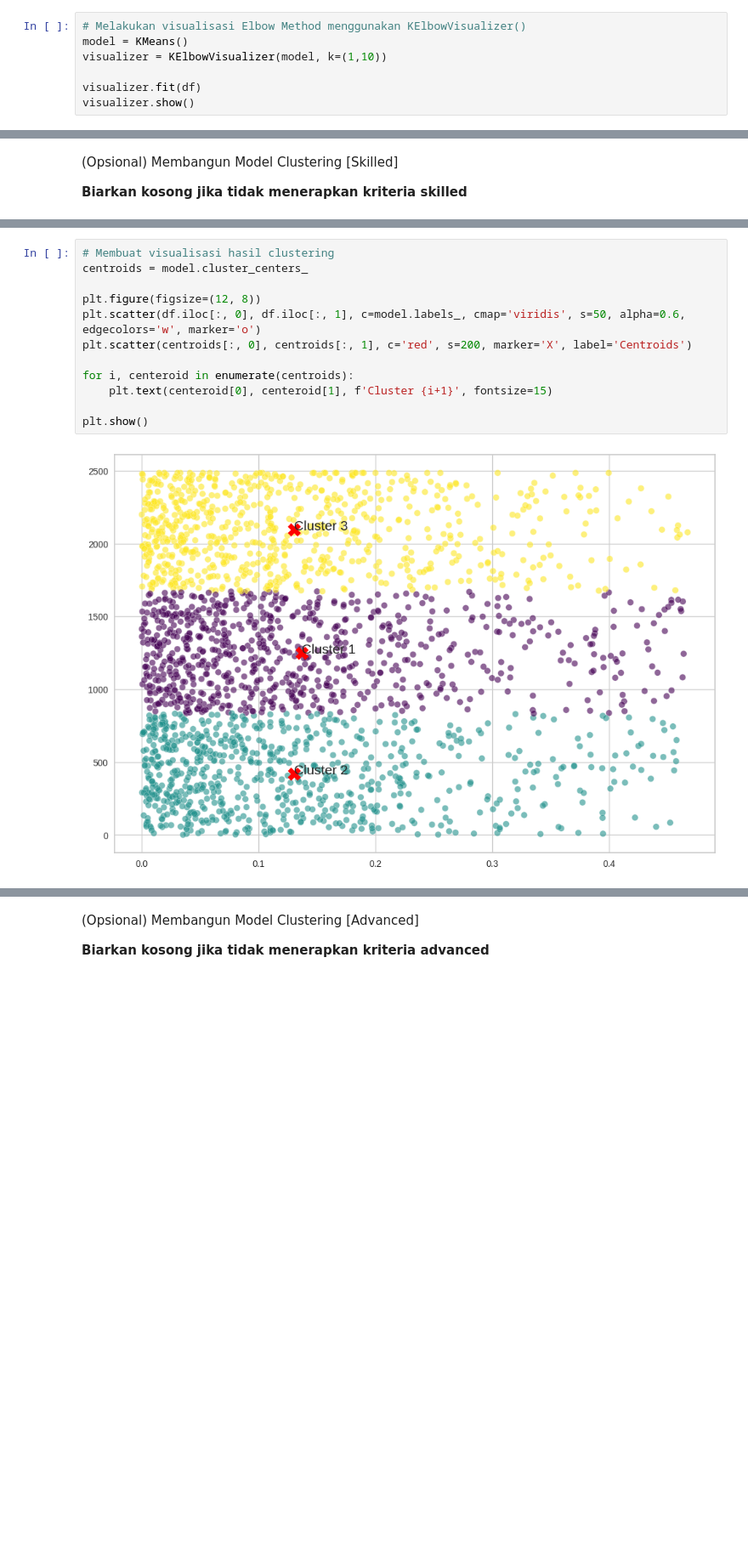
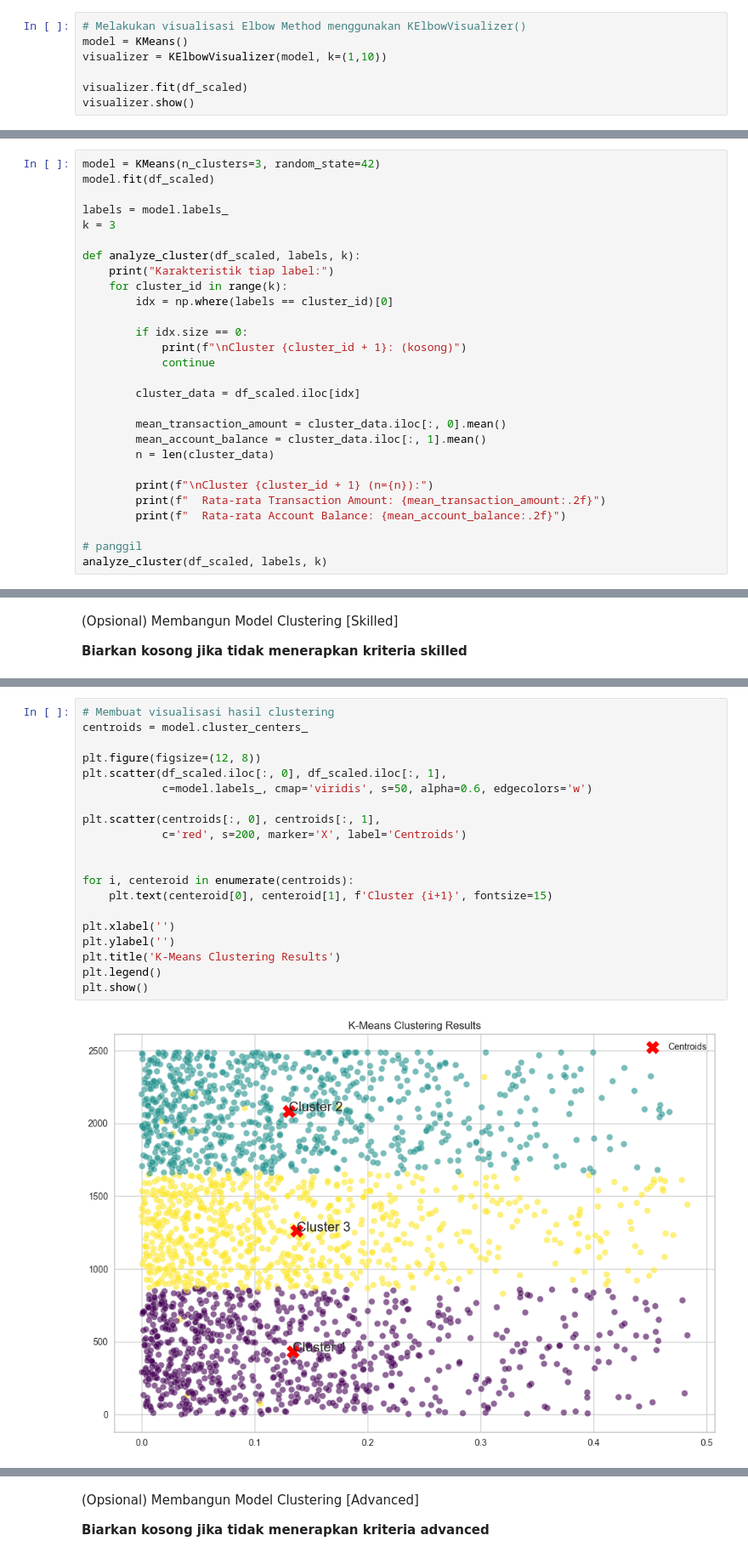
Before and after one commit to Raditfiransah/Project-Akhir-Machine-Learning-Dicoding, a Jupyter notebook: Copy_of_[Clustering]_Submission_Akhir_BMLP_Your_Name.ipynb, the cells around one changed output, grey strips where cells are left out. Shown at 85% size. Cells and saved outputs as stored; diff of their text form; blank space fills up the shorter version.

```diff
--- a/Copy_of_[Clustering]_Submission_Akhir_BMLP_Your_Name.ipynb
+++ b/Copy_of_[Clustering]_Submission_Akhir_BMLP_Your_Name.ipynb
@@ -447,6 +403,6 @@ df.describe()
 model = KMeans()
 visualizer = KElbowVisualizer(model, k=(1,10))
 
-visualizer.fit(df)
+visualizer.fit(df_scaled)
 visualizer.show()
 # %% [output]
@@ -460,0 +411,28 @@ KMeans(n_clusters=3, random_state=42)
+# %%
+model = KMeans(n_clusters=3, random_state=42)
+model.fit(df_scaled)
+
+labels = model.labels_
+k = 3
+
+def analyze_cluster(df_scaled, labels, k):
+    print("Karakteristik tiap label:")
+    for cluster_id in range(k):
+        idx = np.where(labels == cluster_id)[0]
+
+        if idx.size == 0:
+            print(f"\nCluster {cluster_id + 1}: (kosong)")
+            continue
+
+        cluster_data = df_scaled.iloc[idx]
+
+        mean_transaction_amount = cluster_data.iloc[:, 0].mean()
+        mean_account_balance = cluster_data.iloc[:, 1].mean()
+        n = len(cluster_data)
+
+        print(f"\nCluster {cluster_id + 1} (n={n}):")
+        print(f"  Rata-rata Transaction Amount: {mean_transaction_amount:.2f}")
+        print(f"  Rata-rata Account Balance: {mean_account_balance:.2f}")
+
+# panggil
+analyze_cluster(df_scaled, labels, k)
@@ -480,14 +472,22 @@ print(score)
 # %%
 # Membuat visualisasi hasil clustering
 centroids = model.cluster_centers_
 
 plt.figure(figsize=(12, 8))
-plt.scatter(df.iloc[:, 0], df.iloc[:, 1], c=model.labels_, cmap='viridis', s=50, alpha=0.6, edgecolors='w', marker='o')
-plt.scatter(centroids[:, 0], centroids[:, 1], c='red', s=200, marker='X', label='Centroids')
+plt.scatter(df_scaled.iloc[:, 0], df_scaled.iloc[:, 1],
+            c=model.labels_, cmap='viridis', s=50, alpha=0.6, edgecolors='w')
+
+plt.scatter(centroids[:, 0], centroids[:, 1],
+            c='red', s=200, marker='X', label='Centroids')
+
 
 for i, centeroid in enumerate(centroids):
     plt.text(centeroid[0], centeroid[1], f'Cluster {i+1}', fontsize=15)
 
+plt.xlabel('')
+plt.ylabel('')
+plt.title('K-Means Clustering Results')
+plt.legend()
 plt.show()
 # %% [output]
-[figure, old version]
+[figure, new version]
```
Also changed, not shown: parts of 24 cells of this notebook, 2 other files.
